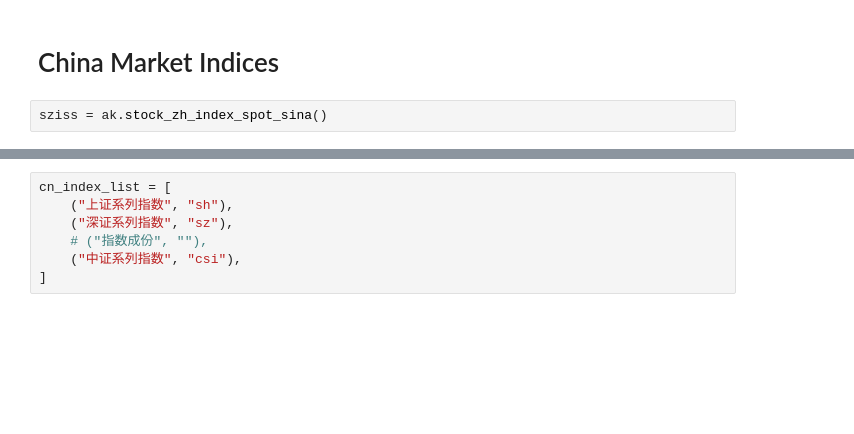
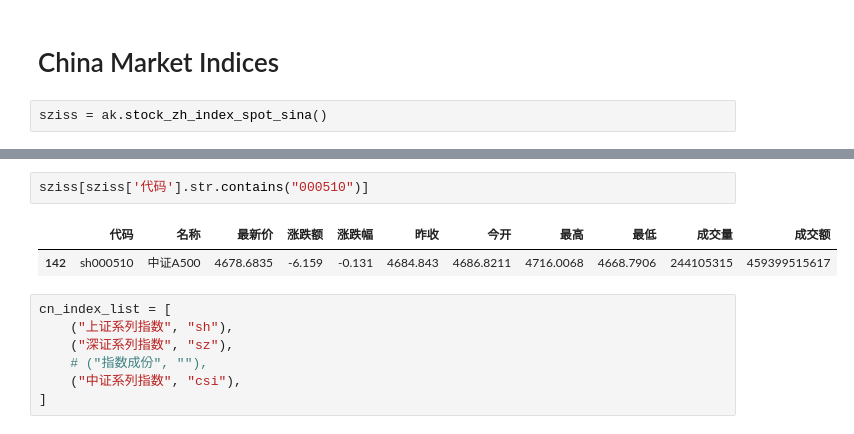
Before and after one commit to agux/marten, a Jupyter notebook: notebooks/1.0-etl.ipynb, the cells around one changed output, grey strips where cells are left out. Cells and saved outputs as stored; diff of their text form; blank space fills up the shorter version.

```diff
--- a/notebooks/1.0-etl.ipynb
+++ b/notebooks/1.0-etl.ipynb
@@ -772,3 +768,8 @@ sziss
+# %%
+sziss[sziss['代码'].str.contains("000510")]
+# %% [output]
+|  | 代码 | 名称 | 最新价 | 涨跌额 | 涨跌幅 | 昨收 | 今开 | 最高 | 最低 | 成交量 | 成交额 |
+| 142 | sh000510 | 中证A500 | 4678.6835 | -6.159 | -0.131 | 4684.843 | 4686.8211 | 4716.0068 | 4668.7906 | 244105315 | 459399515617 |
 # %%
 cn_index_list = [
     ("上证系列指数", "sh"),
```
Also changed, not shown: parts of 1 cell of this notebook, 5 other files.
